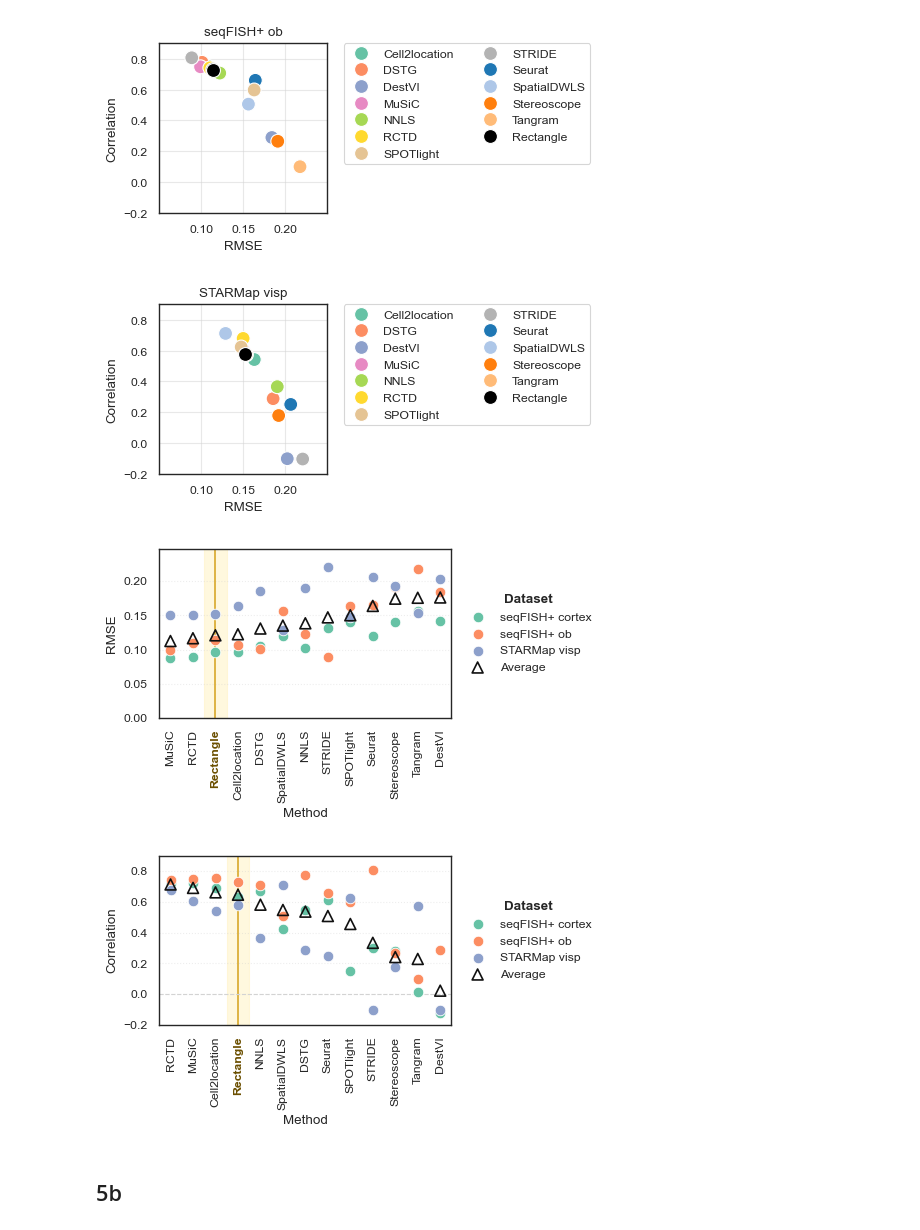
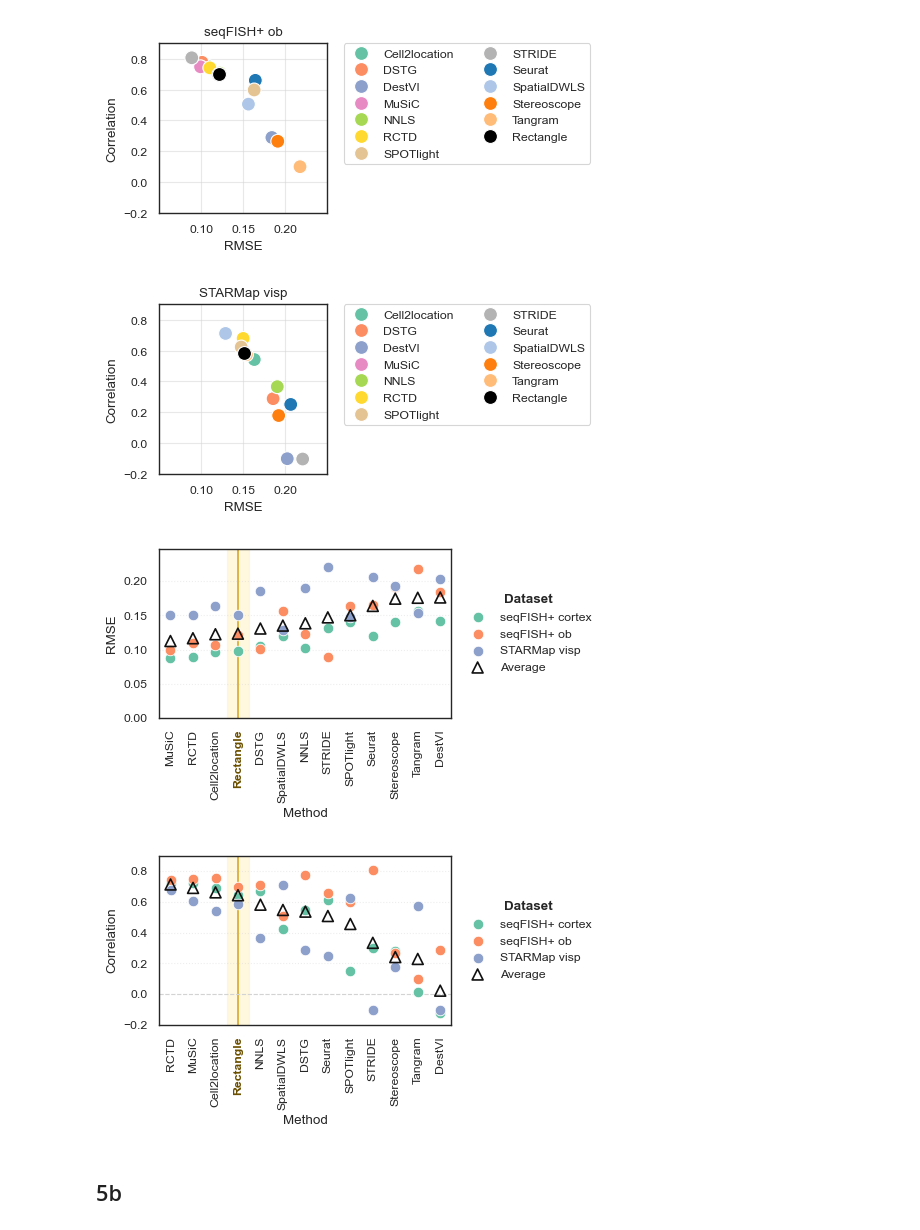
Before and after one commit to ComputationalBiomedicineGroup/rectangle_paper, a Jupyter notebook: notebooks/figure_5.ipynb, the cells around one changed output. Drawn from its saved outputs; the diff is of its cells as text; code cells hidden in the pictures.

```diff
--- a/notebooks/figure_5.ipynb
+++ b/notebooks/figure_5.ipynb
@@ -27,6 +276,8 @@ for dataset in datasets:
         if not match:
             continue
         method = match.group(1)
+        if method == 'rectangle':
+            continue  # Rectangle's metrics are computed in the cell above
         df = pd.read_csv(path, sep=r"\s+", engine="python")
         df.columns = [c.strip('"') for c in df.columns]
         rows.append({
@@ -35,6 +286,10 @@ for dataset in datasets:
             "Correlation": float(df.loc[0, "corr"]),
             "RMSE": float(df.loc[0, "RMSE"]),
         })
+
+if 'rectangle_spatial_metrics' not in globals():
+    rectangle_spatial_metrics = pd.read_csv('../data/fig5/rectangle_spatial_metrics.csv')
+rows.extend(rectangle_spatial_metrics[['Set', 'Method', 'Correlation', 'RMSE']].to_dict('records'))
 
 all_meths = pd.DataFrame(rows)
 all_meths = (
@@ -202,35 +457,35 @@ def plot_method_dataset_metric(metric_col, x_label, out_path):
         ax.axhline(0, linestyle='--', color='lightgrey', linewidth=0.8, zorder=1)
         ax.set_ylim(-0.2, 0.9)
         ax.set_yticks(np.linspace(-0.2, 0.8, 6))
     else:
         metric_max = float(max(method_dataset_df[metric_col].max(skipna=True), avg_metric.max(skipna=True)))
         ax.set_ylim(0, max(metric_max * 1.12, 0.1))
 
     ax.set_xlim(-0.5, len(metric_order) - 0.5)
     ax.set_xticks(x)
     ax.set_xticklabels(metric_order, rotation=90)
     for lbl, method in zip(ax.get_xticklabels(), metric_order):
         if method == 'Rectangle':
             lbl.set_fontweight('bold')
             lbl.set_color('#6b4f00')
 
     ax.set_xlabel('Method')
     ax.set_ylabel(x_label)
     ax.grid(axis='y', linestyle=':', alpha=0.35)
     legend = ax.legend(loc='center left', bbox_to_anchor=(1.01, 0.5), frameon=False, title='Dataset')
     legend.get_title().set_fontweight('bold')
     plt.tight_layout(rect=[0.0, 0.0, 0.84, 1.0])
     plt.savefig(out_path, facecolor='white', bbox_inches='tight')
     plt.show()
 
 
 plot_method_dataset_metric('RMSE', 'RMSE', '../figures/fig5c_method_dataset_rmse.pdf')
 plot_method_dataset_metric('Correlation', 'Correlation', '../figures/fig5c_method_dataset_correlation.pdf')
 # %% [output]
 [figure]
-[figure, old version]
+[figure, new version]
 [figure]
-[figure, old version]
+[figure, new version]
 [figure]
 # %% [markdown]
 ##  5b
```
Also changed, not shown: parts of 7 cells of this notebook.
